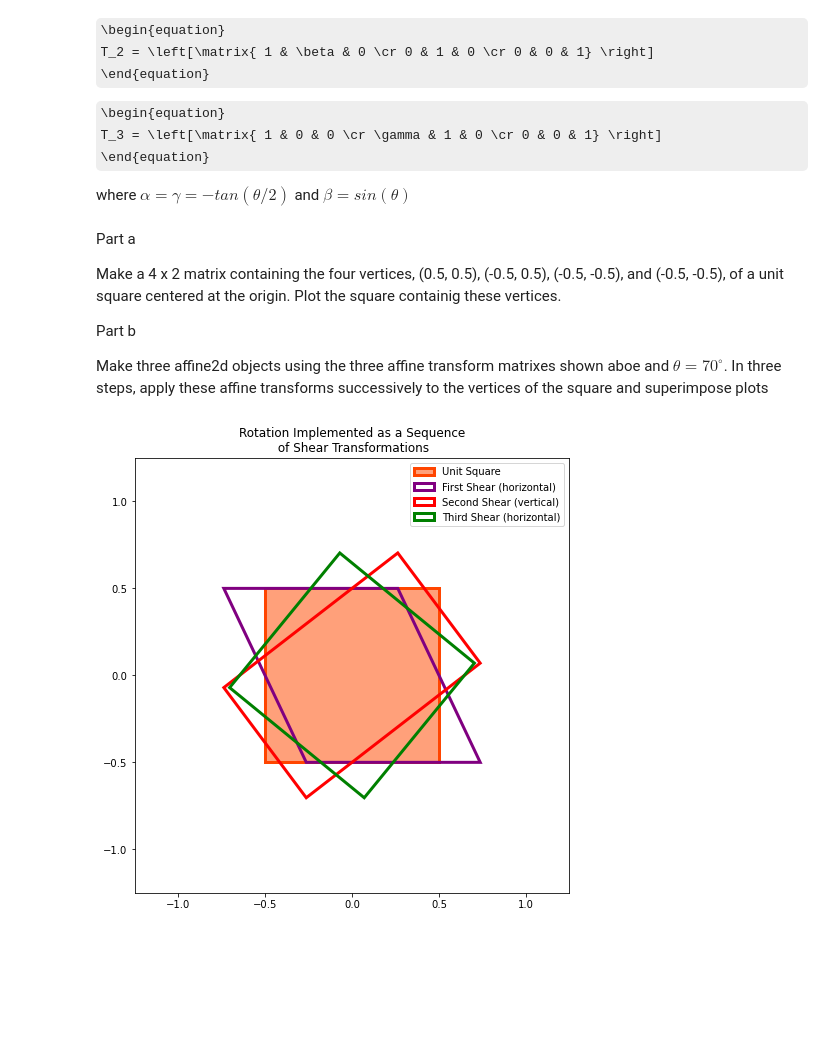
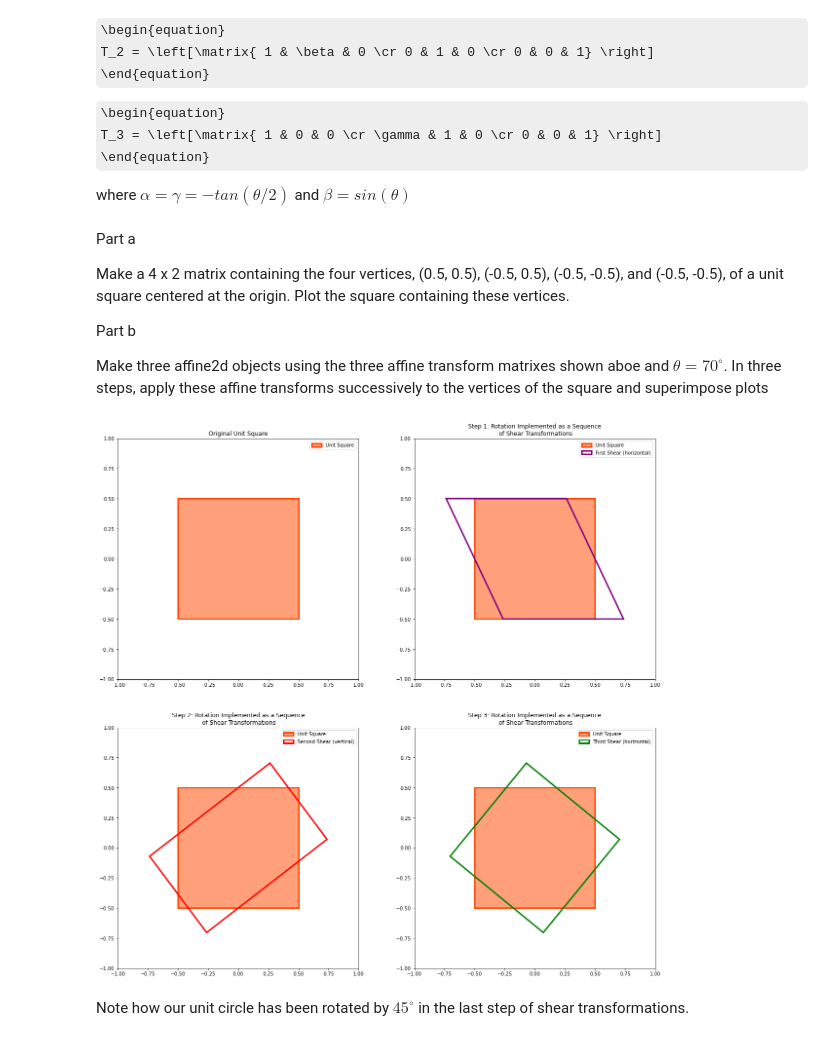
Before and after one commit to ecolon08/Digital-Image-Processing, a Jupyter notebook: Transformations/ec_dip_transformations_01.ipynb, the cells around one changed output. Cells and saved outputs as stored; diff of their text form; code cells hidden in the pictures; some formulas as TeX source; blank space fills up the shorter version.

```diff
--- a/Transformations/ec_dip_transformations_01.ipynb
+++ b/Transformations/ec_dip_transformations_01.ipynb
@@ -615,7 +646,7 @@ where $\alpha = \gamma = -tan(\theta/2)$ and $\beta = sin(\theta)$
 Part a
 
 Make a 4 x 2 matrix containing the four vertices, (0.5, 0.5), (-0.5, 0.5), (-0.5, -0.5), and (-0.5, -0.5), of a unit
-square centered at the origin. Plot the square containig these vertices.
+square centered at the origin. Plot the square containing these vertices.
 
 Part b
 
@@ -632,40 +663,63 @@ theta = 70;
 xfm_shear_1 = transform.AffineTransform(np.array([[1, 0, 0], [-np.tan(theta/2), 1, 0], [0, 0, 1]], dtype=np.float).T);
 
 # apply transformation to vertices of unit square
 unit_square_xfm_1 = transform.matrix_transform(unit_square, xfm_shear_1.params);
 
 # second shear - vertical
 xfm_shear_2 = transform.AffineTransform(np.array([[1, np.sin(theta), 0], [0, 1, 0], [0, 0, 1]], dtype=np.float).T);
 
 # apply transformation to vertices of unit square
 unit_square_xfm_2 = transform.matrix_transform(unit_square_xfm_1, xfm_shear_2.params);
 
 # third shear - horizontal
 xfm_shear_3 = transform.AffineTransform(np.array([[1, 0, 0], [-np.tan(theta/2), 1, 0], [0, 0, 1]], dtype=np.float).T);
 
 # apply transformation to vertices of unit square
 unit_square_xfm_3 = transform.matrix_transform(unit_square_xfm_2, xfm_shear_3.params);
 
 #plot the unit square
-fig_unit_sq, ax_unit_sq = plt.subplots(1,1, figsize=(8,8), subplot_kw={'aspect': 'equal'})
-#ax_unit_sq.plot(unit_square[:,0], unit_square[:,1], '-')
-ax_unit_sq.set(xlim=[-1.25, 1.25], ylim=[-1.25, 1.25])
-ax_unit_sq.fill(unit_square[:,0], unit_square[:,1], facecolor='lightsalmon', edgecolor='orangered',
+fig_unit_sq, ax_unit_sq = plt.subplots(2,2, figsize=(20,20), subplot_kw={'aspect': 'equal'})
+ax_unit_sq = ax_unit_sq.ravel()
+
+ax_unit_sq[0].set(xlim=[-1., 1.], ylim=[-1., 1.])
+ax_unit_sq[1].set(xlim=[-1., 1.], ylim=[-1., 1.])
+ax_unit_sq[2].set(xlim=[-1., 1.], ylim=[-1., 1.])
+ax_unit_sq[3].set(xlim=[-1., 1.], ylim=[-1., 1.])
+
+ax_unit_sq[0].fill(unit_square[:,0], unit_square[:,1], facecolor='lightsalmon', edgecolor='orangered',
                 linewidth=3, label="Unit Square")
 
 # plot the first shear
-ax_unit_sq.fill(unit_square_xfm_1[:,0], unit_square_xfm_1[:,1], facecolor='none', edgecolor='purple',
+ax_unit_sq[1].fill(unit_square[:,0], unit_square[:,1], facecolor='lightsalmon', edgecolor='orangered',
+                linewidth=3, label="Unit Square")
+
+ax_unit_sq[1].fill(unit_square_xfm_1[:,0], unit_square_xfm_1[:,1], facecolor='none', edgecolor='purple',
                 linewidth=3, label="First Shear (horizontal)")
 
 # plot the second shear
-ax_unit_sq.fill(unit_square_xfm_2[:,0], unit_square_xfm_2[:,1], facecolor='none', edgecolor='red',
+ax_unit_sq[2].fill(unit_square[:,0], unit_square[:,1], facecolor='lightsalmon', edgecolor='orangered',
+                linewidth=3, label="Unit Square")
+
+ax_unit_sq[2].fill(unit_square_xfm_2[:,0], unit_square_xfm_2[:,1], facecolor='none', edgecolor='red',
                 linewidth=3, label="Second Shear (vertical)")
 
 # plot the first shear
-ax_unit_sq.fill(unit_square_xfm_3[:,0], unit_square_xfm_3[:,1], facecolor='none', edgecolor='green',
+ax_unit_sq[3].fill(unit_square[:,0], unit_square[:,1], facecolor='lightsalmon', edgecolor='orangered',
+                linewidth=3, label="Unit Square")
+
+ax_unit_sq[3].fill(unit_square_xfm_3[:,0], unit_square_xfm_3[:,1], facecolor='none', edgecolor='green',
                 linewidth=3, label="Third Shear (horizontal)")
 
-ax_unit_sq.legend();
-ax_unit_sq.set_title("Rotation Implemented as a Sequence\n of Shear Transformations");
+ax_unit_sq[0].legend();
+ax_unit_sq[1].legend();
+ax_unit_sq[2].legend();
+ax_unit_sq[3].legend();
+
+ax_unit_sq[0].set_title("Original Unit Square");
+ax_unit_sq[1].set_title("Step 1: Rotation Implemented as a Sequence\n of Shear Transformations");
+ax_unit_sq[2].set_title("Step 2: Rotation Implemented as a Sequence\n of Shear Transformations");
+ax_unit_sq[3].set_title("Step 3: Rotation Implemented as a Sequence\n of Shear Transformations");
 # %% [output]
-[figure, old version]
+[figure, new version]
+# %% [markdown]
+Note how our unit circle has been rotated by $45^\circ$ in the last step of shear transformations.
```
Also changed, not shown: parts of 18 cells of this notebook.
